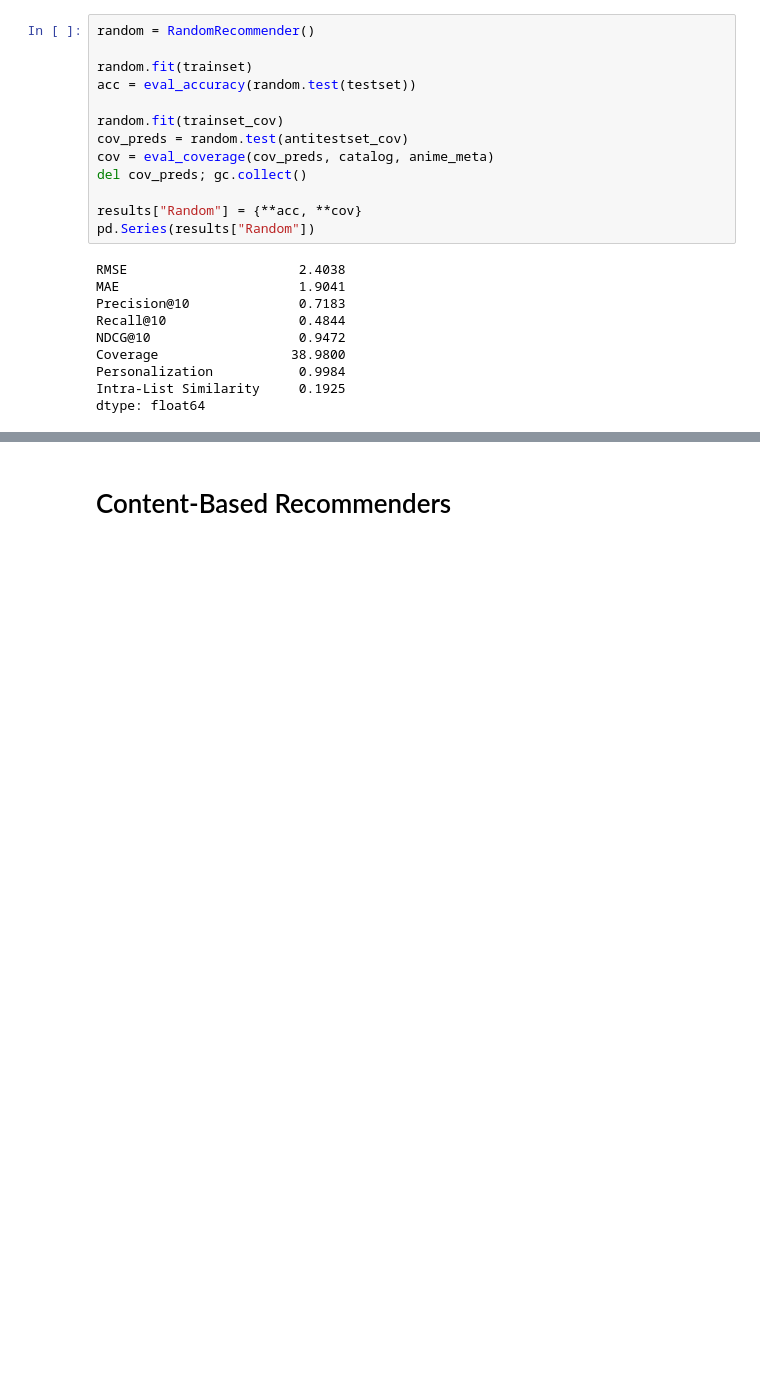
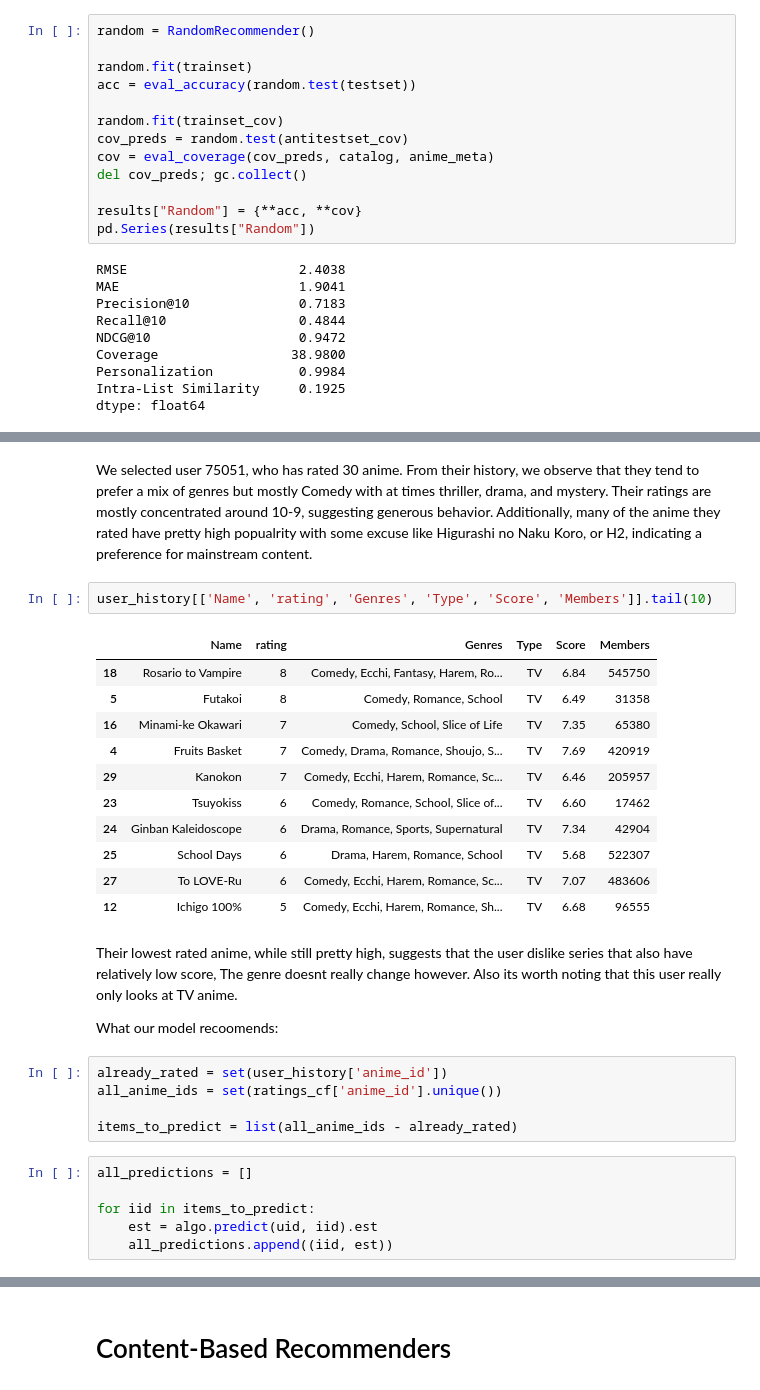
Before and after one commit to rubendjg/Anime-Recommendation-System, a Jupyter notebook: modeling/modeling.ipynb, the cells around one changed output, grey strips where cells are left out. Drawn from its saved outputs; the diff is of its cells as text; blank space fills up the shorter version.

```diff
--- a/modeling/modeling.ipynb
+++ b/modeling/modeling.ipynb
@@ -194,0 +437,31 @@ dtype: float64
+# %% [markdown]
+We selected user 75051, who has rated 30 anime. From their history, we observe that they tend to prefer a mix of genres but mostly Comedy with at times thriller, drama, and mystery. Their ratings are mostly concentrated around 10-9, suggesting generous behavior. Additionally, many of the anime they rated have pretty high popualrity with some excuse like Higurashi no Naku Koro, or H2, indicating a preference for mainstream content.
+# %%
+user_history[['Name', 'rating', 'Genres', 'Type', 'Score', 'Members']].tail(10)
+# %% [output]
+|  | Name | rating | Genres | Type | Score | Members |
+| 18 | Rosario to Vampire | 8 | Comedy, Ecchi, Fantasy, Harem, Ro... | TV | 6.84 | 545750 |
+| 5 | Futakoi | 8 | Comedy, Romance, School | TV | 6.49 | 31358 |
+| 16 | Minami-ke Okawari | 7 | Comedy, School, Slice of Life | TV | 7.35 | 65380 |
+| 4 | Fruits Basket | 7 | Comedy, Drama, Romance, Shoujo, S... | TV | 7.69 | 420919 |
+| 29 | Kanokon | 7 | Comedy, Ecchi, Harem, Romance, Sc... | TV | 6.46 | 205957 |
+| 23 | Tsuyokiss | 6 | Comedy, Romance, School, Slice of... | TV | 6.60 | 17462 |
+| 24 | Ginban Kaleidoscope | 6 | Drama, Romance, Sports, Supernatural | TV | 7.34 | 42904 |
+| 25 | School Days | 6 | Drama, Harem, Romance, School | TV | 5.68 | 522307 |
+| 27 | To LOVE-Ru | 6 | Comedy, Ecchi, Harem, Romance, Sc... | TV | 7.07 | 483606 |
+| 12 | Ichigo 100% | 5 | Comedy, Ecchi, Harem, Romance, Sh... | TV | 6.68 | 96555 |
+# %% [markdown]
+Their lowest rated anime, while still pretty high, suggests that the user dislike series that also have relatively low score, The genre doesnt really change however. Also its worth noting that this user really only looks at TV anime.
+
+What our model recoomends:
+# %%
+already_rated = set(user_history['anime_id'])
+all_anime_ids = set(ratings_cf['anime_id'].unique())
+
+items_to_predict = list(all_anime_ids - already_rated)
+# %%
+all_predictions = []
+
+for iid in items_to_predict:
+    est = algo.predict(uid, iid).est
+    all_predictions.append((iid, est))
```
Also changed, not shown: parts of 37 cells of this notebook.
